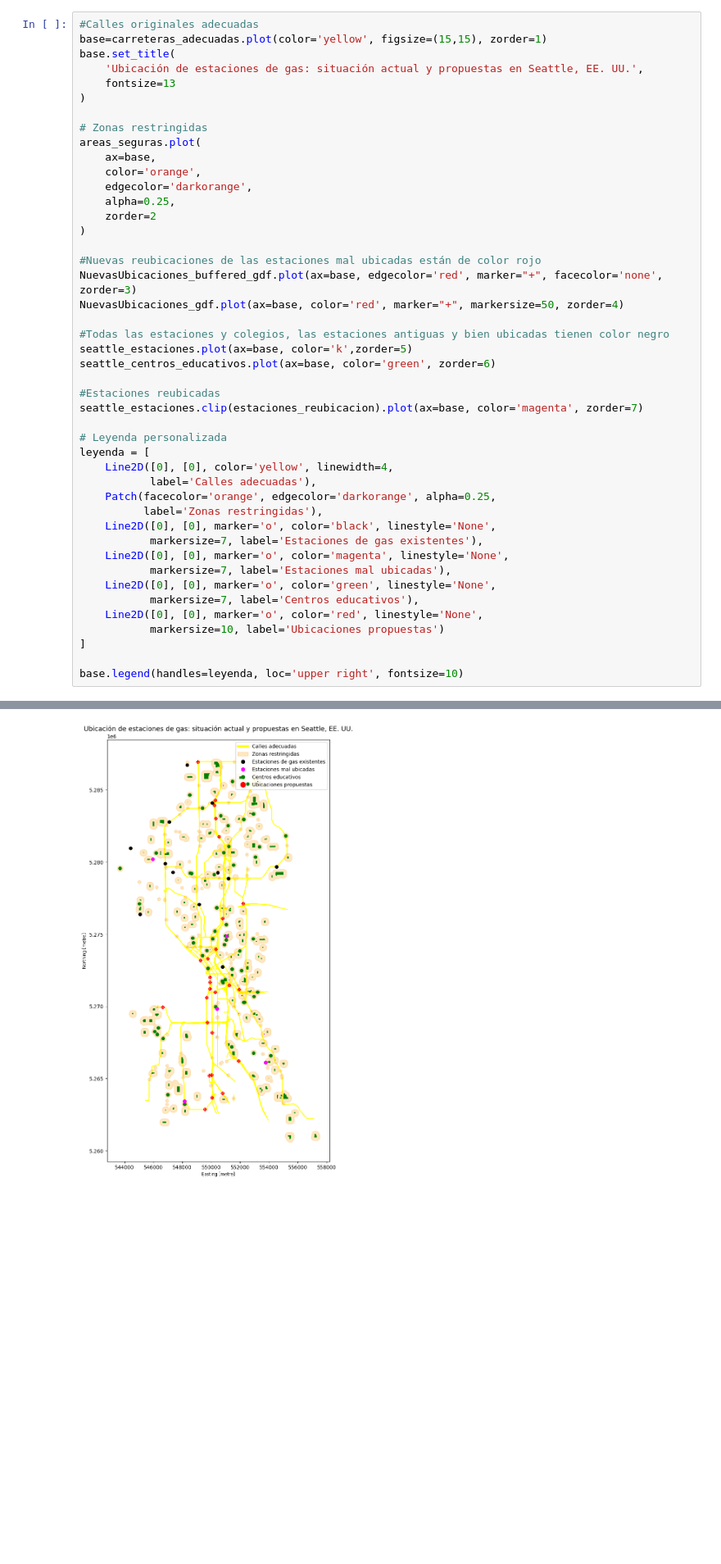
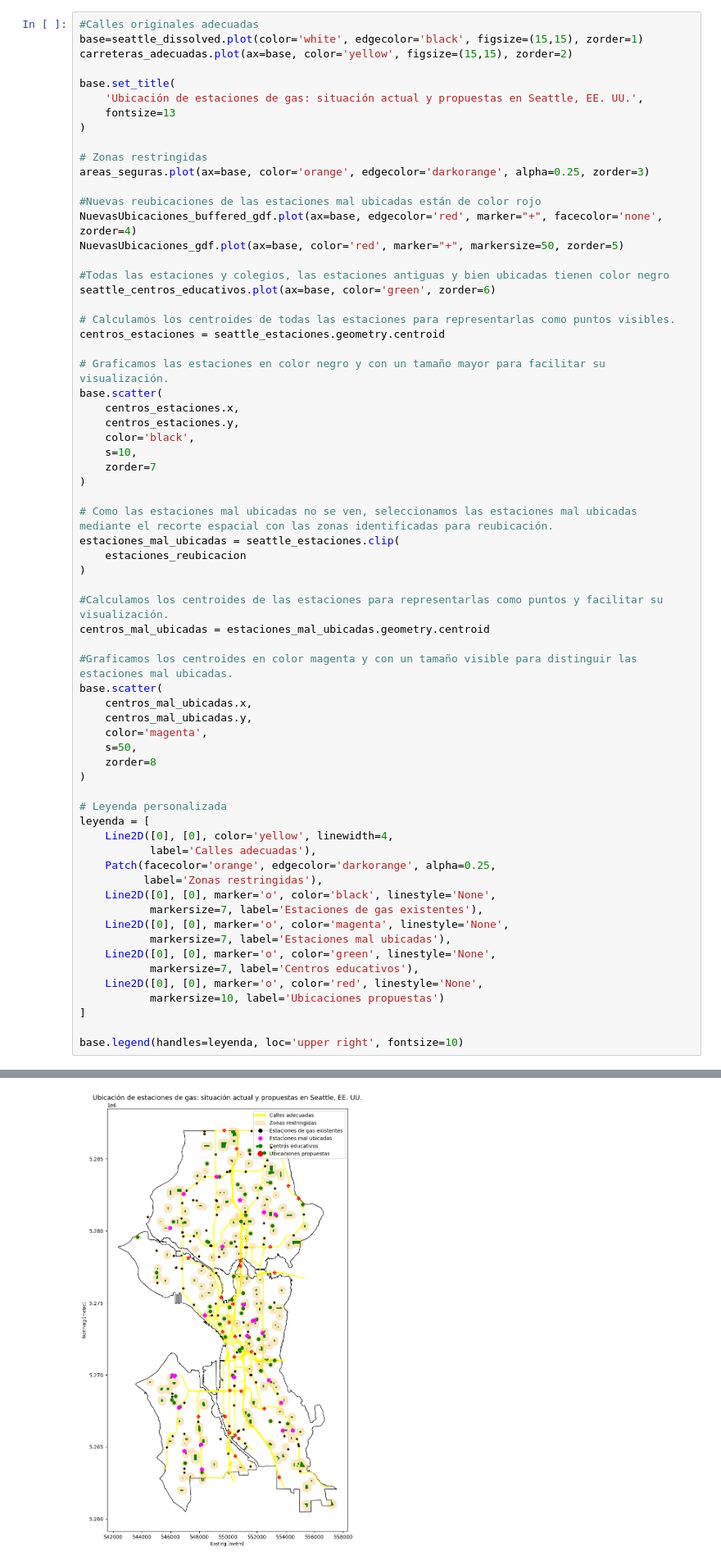
Before and after one commit to DiegoMonja/ICDE_EVALUACION_2, a Jupyter notebook: EVALUACION_2_ICDE.ipynb, the cells around one changed output, grey strips where cells are left out. Shown at 82% size. Drawn from its saved outputs; the diff is of its cells as text; blank space fills up the shorter version.

```diff
--- a/EVALUACION_2_ICDE.ipynb
+++ b/EVALUACION_2_ICDE.ipynb
@@ -640,52 +651,73 @@ NuevasUbicaciones_gdf
 # 4. Gráfica de los resultados finales
 # %%
 #Calles originales adecuadas
-base=carreteras_adecuadas.plot(color='yellow', figsize=(15,15), zorder=1)
+base=seattle_dissolved.plot(color='white', edgecolor='black', figsize=(15,15), zorder=1)
+carreteras_adecuadas.plot(ax=base, color='yellow', figsize=(15,15), zorder=2)
+
 base.set_title(
     'Ubicación de estaciones de gas: situación actual y propuestas en Seattle, EE. UU.',
     fontsize=13
 )
 
 # Zonas restringidas
-areas_seguras.plot(
-    ax=base,
-    color='orange',
-    edgecolor='darkorange',
-    alpha=0.25,
-    zorder=2
+areas_seguras.plot(ax=base, color='orange', edgecolor='darkorange', alpha=0.25, zorder=3)
+
+#Nuevas reubicaciones de las estaciones mal ubicadas están de color rojo
+NuevasUbicaciones_buffered_gdf.plot(ax=base, edgecolor='red', marker="+", facecolor='none', zorder=4)
+NuevasUbicaciones_gdf.plot(ax=base, color='red', marker="+", markersize=50, zorder=5)
+
+#Todas las estaciones y colegios, las estaciones antiguas y bien ubicadas tienen color negro
+seattle_centros_educativos.plot(ax=base, color='green', zorder=6)
+
+# Calculamos los centroides de todas las estaciones para representarlas como puntos visibles.
+centros_estaciones = seattle_estaciones.geometry.centroid
+
+# Graficamos las estaciones en color negro y con un tamaño mayor para facilitar su visualización.
+base.scatter(
+    centros_estaciones.x,
+    centros_estaciones.y,
+    color='black',
+    s=10,
+    zorder=7
 )
 
-#Nuevas reubicaciones de las estaciones mal ubicadas están de color rojo
-NuevasUbicaciones_buffered_gdf.plot(ax=base, edgecolor='red', marker="+", facecolor='none', zorder=3)
-NuevasUbicaciones_gdf.plot(ax=base, color='red', marker="+", markersize=50, zorder=4)
+# Como las estaciones mal ubicadas no se ven, seleccionamos las estaciones mal ubicadas mediante el recorte espacial con las zonas identificadas para reubicación.
+estaciones_mal_ubicadas = seattle_estaciones.clip(
+    estaciones_reubicacion
+)
 
-#Todas las estaciones y colegios, las estaciones antiguas y bien ubicadas tienen color negro
-seattle_estaciones.plot(ax=base, color='k',zorder=5)
-seattle_centros_educativos.plot(ax=base, color='green', zorder=6)
+#Calculamos los centroides de las estaciones para representarlas como puntos y facilitar su visualización.
+centros_mal_ubicadas = estaciones_mal_ubicadas.geometry.centroid
 
-#Estaciones reubicadas
-seattle_estaciones.clip(estaciones_reubicacion).plot(ax=base, color='magenta', zorder=7)
+#Graficamos los centroides en color magenta y con un tamaño visible para distinguir las estaciones mal ubicadas.
+base.scatter(
+    centros_mal_ubicadas.x,
+    centros_mal_ubicadas.y,
+    color='magenta',
+    s=50,
+    zorder=8
+)
 
 # Leyenda personalizada
 leyenda = [
     Line2D([0], [0], color='yellow', linewidth=4,
            label='Calles adecuadas'),
     Patch(facecolor='orange', edgecolor='darkorange', alpha=0.25,
           label='Zonas restringidas'),
     Line2D([0], [0], marker='o', color='black', linestyle='None',
            markersize=7, label='Estaciones de gas existentes'),
     Line2D([0], [0], marker='o', color='magenta', linestyle='None',
            markersize=7, label='Estaciones mal ubicadas'),
     Line2D([0], [0], marker='o', color='green', linestyle='None',
            markersize=7, label='Centros educativos'),
     Line2D([0], [0], marker='o', color='red', linestyle='None',
            markersize=10, label='Ubicaciones propuestas')
 ]
 
 base.legend(handles=leyenda, loc='upper right', fontsize=10)
 # %% [output]
 <matplotlib.legend.Legend at 0x...>
-[figure, old version]
+[figure, new version]
 # %% [markdown]
 # 5. Codificación inversa
 # %% [markdown]
```
Also changed, not shown: parts of 8 cells of this notebook, 1 other file.
